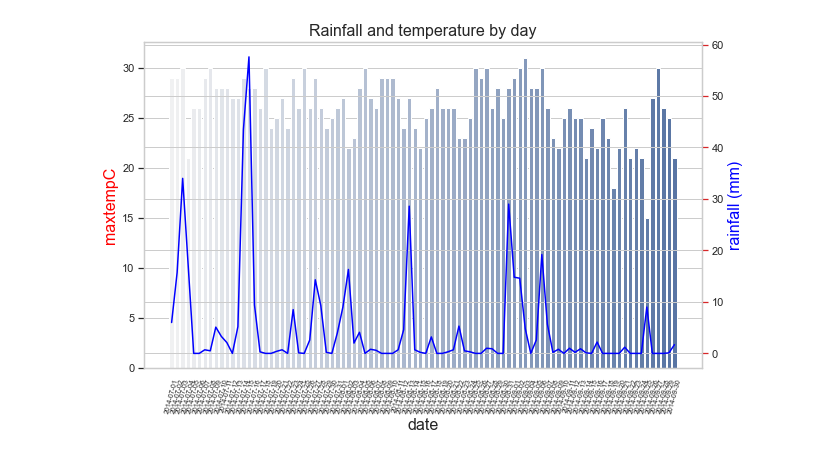
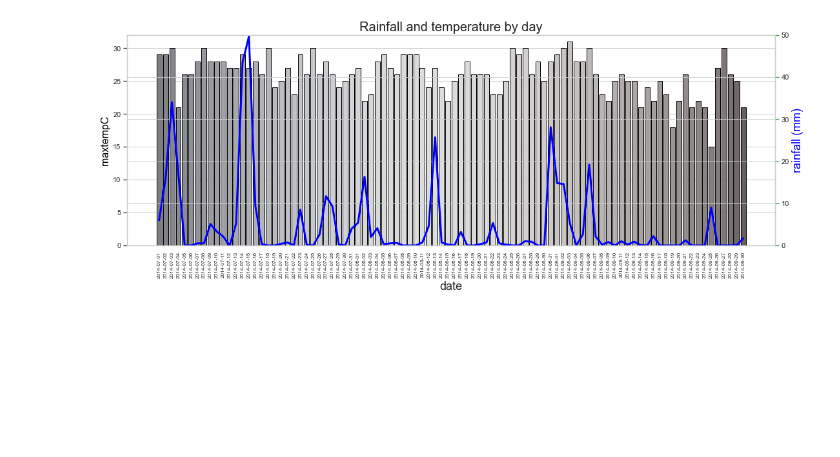
Before and after one commit to P219-C/G5_project-1_UWADA, a Jupyter notebook: Plots.ipynb, the cells around one changed output. Saved outputs shown, nothing was run; the diff lists cells and outputs as text; code cells hidden in the pictures; blank space fills up the shorter version.

```diff
--- a/Plots.ipynb
+++ b/Plots.ipynb
@@ -109,6 +157,0 @@ with sns.axes_style(style='ticks'):
-# %%
-#create bar plot for average temps by month
-plt.title('max temp Temperature by day')
-ax=sns.barplot(x='date', y='maxtempC', data=weather_rides_df, palette='coolwarm')
-ax.set_xticklabels(ax.get_xticklabels(),rotation = 75, fontsize=7)
-plt.show()
@@ -117,6 +157,0 @@ plt.show()
-# %%
-# create line plot for average percipitation levels
-plt.title('Average Percipitation Percentage by Month')
-ax=sns.lineplot(x='date', y='precipMM', data=weather_rides_df, sort=False)
-ax.set_xticklabels(ax.get_xticklabels(),rotation = 75, fontsize=7)
-plt.show()
@@ -124,0 +158,8 @@ plt.show()
+# %%
+sns.catplot(x="weatherDesc", kind="count", palette="coolwarm", data=weather_rides_df)
+# ax.set_xticklabels(ax.get_xticklabels(),rotation = 90, fontsize=8)
+plt.xticks(rotation=90, fontsize=8)
+sns.set(rc={"figure.figsize":(15, 15)})
+plt.title('Weather descriptions during July-Sept 2014', fontsize=16)
+plt.savefig('Figures/Plot2_WD_count.png')
+plt.show()
@@ -125,17 +168,25 @@ plt.show()
 # %%
-fig, ax1 = plt.subplots(figsize=(10,6))
+fig, ax1 = plt.subplots(figsize=(18,6))
 color = 'tab:green'
-ax1.set_title('Rainfall and temperature by day', fontsize=16)
-ax1.set_xlabel('Day', fontsize=16)
-ax1.set_xticklabels(ax.get_xticklabels(),rotation = 75, fontsize=7)
-ax1.set_ylabel('max Temp', fontsize=16, color='red')
-ax2 = sns.barplot(x='date', y='maxtempC', data = weather_rides_df, palette='light:b')
+ax1.set_title('Rainfall and temperature by day', fontsize=20)
+ax1.set_xlabel('Day', fontsize=18)
+ax1.set_xticklabels(ax.get_xticklabels(),rotation = 90, fontsize=8)
+ax1.set_ylabel('Maximum Temperature', fontsize=16, color='black')
+ax1.set(ylim=(0, 32))
+ax2 = sns.barplot(x='date', y='maxtempC',
+                  data = weather_rides_df,
+                  palette='coolwarm',
+                  saturation=0.05,
+                  edgecolor='black')
 ax1.tick_params(axis='y')
 ax2 = ax1.twinx()
-color = 'tab:red'
-ax2.set_ylabel('rainfall (mm)', fontsize=16, color='blue')
-ax2 = sns.lineplot(x='date', y='precipMM', data = weather_rides_df, sort=False, color='blue')
+color = 'tab:green'
+ax2.set_ylabel('rainfall (mm)', fontsize=18, color='blue')
+ax2 = sns.lineplot(x='date', y='precipMM', data = weather_rides_df, sort=False, color='blue', linewidth=3)
 ax2.tick_params(axis='y', color=color)
+ax2.set(ylim=(0, 50))
+plt.savefig("Figures/Plot3_rain_temp_date.png")
+sns.set(style = "whitegrid")
 plt.show()
 # %% [output]
-[figure, old version]
+[figure, new version]
```
Also changed, not shown: parts of 64 cells of this notebook, 35 other files.
